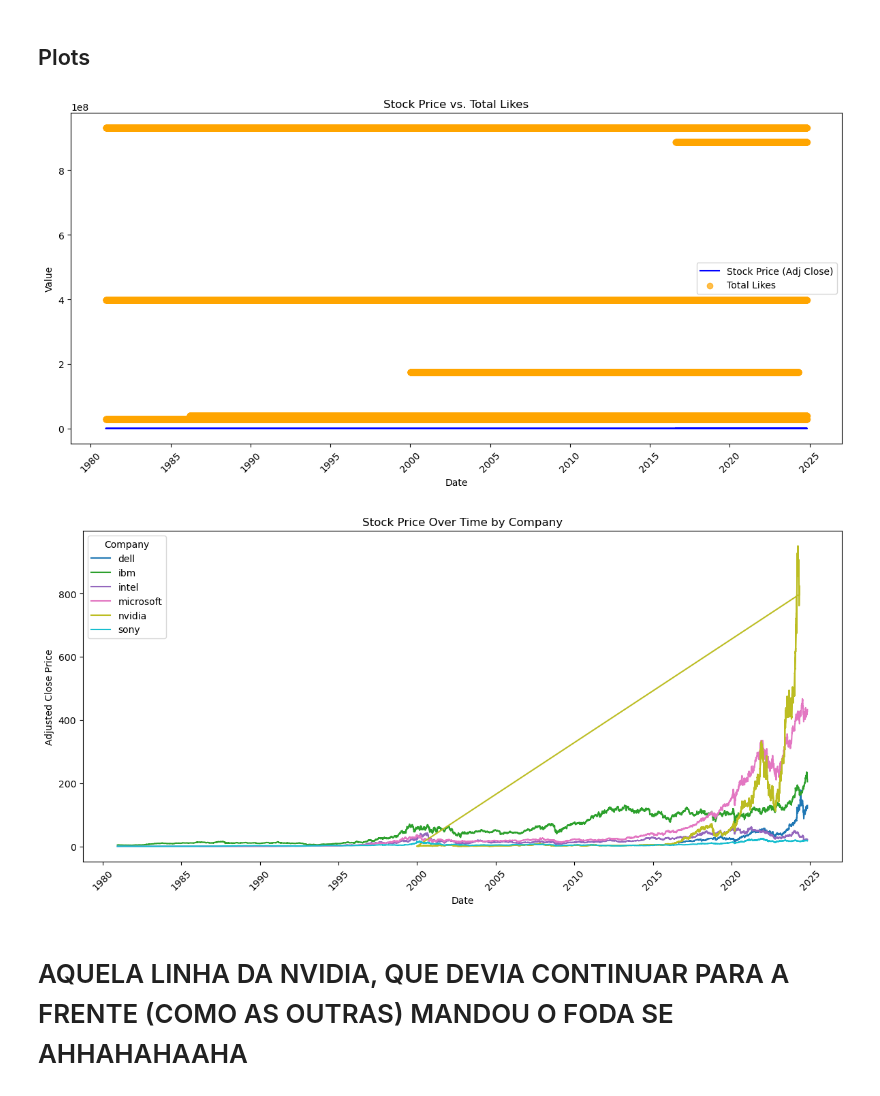
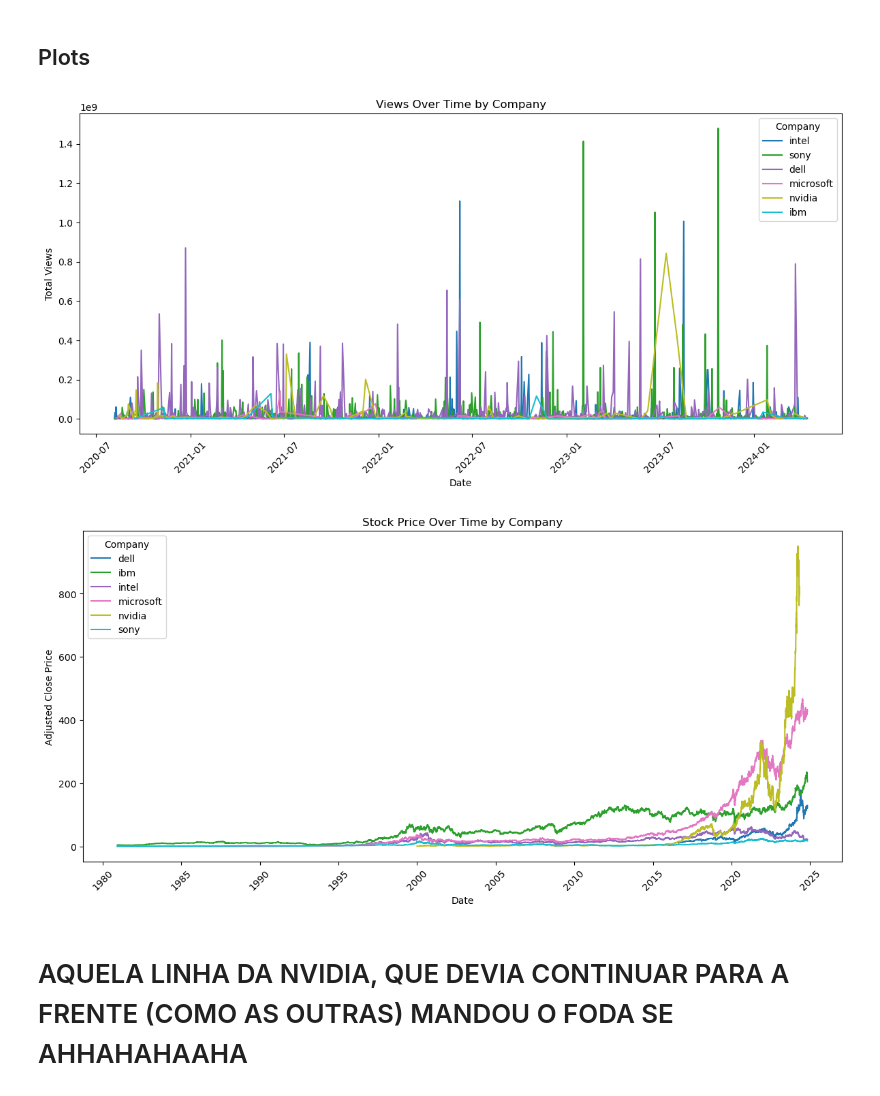
Before and after one commit to David-M-M-Isaac/BD_Project, a Jupyter notebook: scripts/tratamento_dados_spark.ipynb, the cells around one changed output. Drawn from its saved outputs; the diff is of its cells as text; code cells hidden in the pictures.

Commit message:
~ Added more plots

```diff
--- a/scripts/tratamento_dados_spark.ipynb
+++ b/scripts/tratamento_dados_spark.ipynb
@@ -391,37 +391,40 @@ df_transformed.count()
 ## Plots
 # %%
 import matplotlib.pyplot as plt
-from pyspark.sql.functions import col, sum as spark_sum
+from pyspark.sql.functions import col, to_date, sum as spark_sum
 
-# Aggregate video engagement metrics
-df_yt_agg = df_transformed.groupBy("company").agg(
-    spark_sum("likes").alias("total_likes"),
+# Convert publishedAt to a date format and aggregate view_count by date and company
+df_views_over_time = df_transformed.withColumn("published_date", to_date(col("publishedAt"))).groupBy(
+    "published_date", "company"
+).agg(
     spark_sum("view_count").alias("total_views")
-)
-
-# Join aggregated engagement metrics with stock data
-df_combined = df_companies.join(
-    df_yt_agg,
-    df_companies["company_name"] == df_yt_agg["company"],
-    how="inner"
-).select("Date", "Adj Close", "company_name", "total_likes", "total_views")
+).orderBy("published_date")
 
 # Collect data for plotting
-plot_data = df_combined.toPandas()
+plot_data = df_views_over_time.toPandas()
 
-# Plot Stock Price vs. Total Likes
+# Plot views over time for each company
 plt.figure(figsize=(12, 6))
-plt.plot(plot_data["Date"], plot_data["Adj Close"], label="Stock Price (Adj Close)", color="blue")
-plt.scatter(plot_data["Date"], plot_data["total_likes"], label="Total Likes", color="orange", alpha=0.7)
-plt.title("Stock Price vs. Total Likes")
+
+companies = plot_data["company"].unique()
+for i, company in enumerate(companies):
+    company_data = plot_data[plot_data["company"] == company]
+    plt.plot(
+        company_data["published_date"],
+        company_data["total_views"],
+        label=company,
+        color=colors(i)
+    )
+
+plt.title("Views Over Time by Company")
 plt.xlabel("Date")
-plt.ylabel("Value")
-plt.legend()
+plt.ylabel("Total Views")
+plt.legend(title="Company")
 plt.xticks(rotation=45)
 plt.tight_layout()
 plt.show()
 # %% [output]
-[figure, old version]
+[figure, new version]
 # %%
 plot_data = df_combined.toPandas()
 
@@ -442,7 +445,7 @@ plt.xticks(rotation=45)
 plt.tight_layout()
 plt.show()
 # %% [output]
-[figure, old version]
+[figure, new version]
 # %% [markdown]
 # AQUELA LINHA DA NVIDIA, QUE DEVIA CONTINUAR PARA A FRENTE (COMO AS OUTRAS) MANDOU O FODA SE AHHAHAHAAHA
 # %%
```
Also changed, not shown: parts of 6 cells of this notebook, 1 other file.
